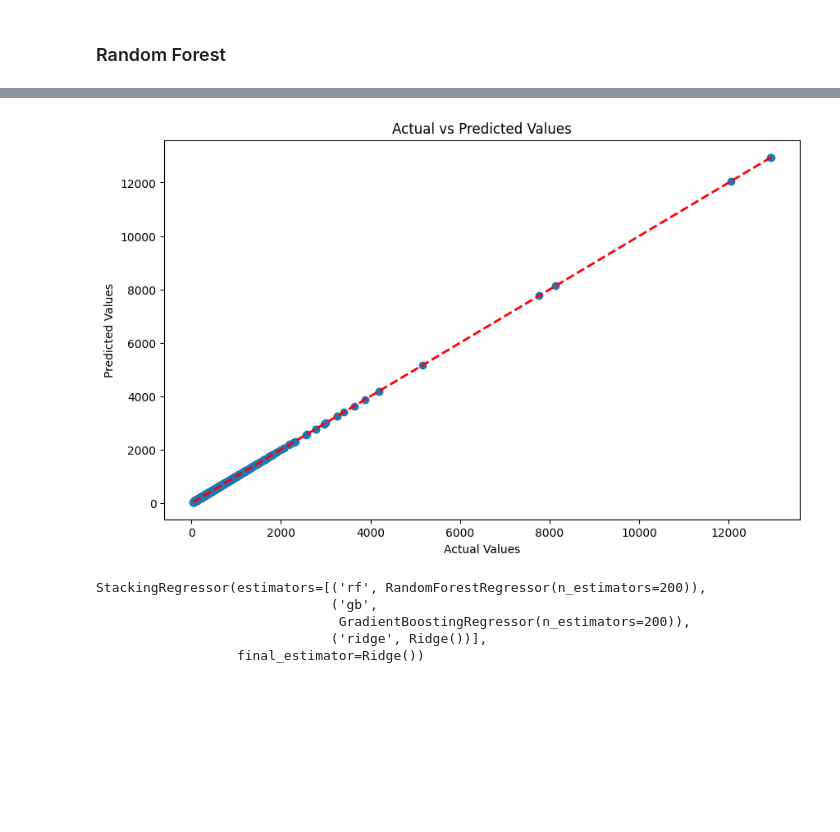
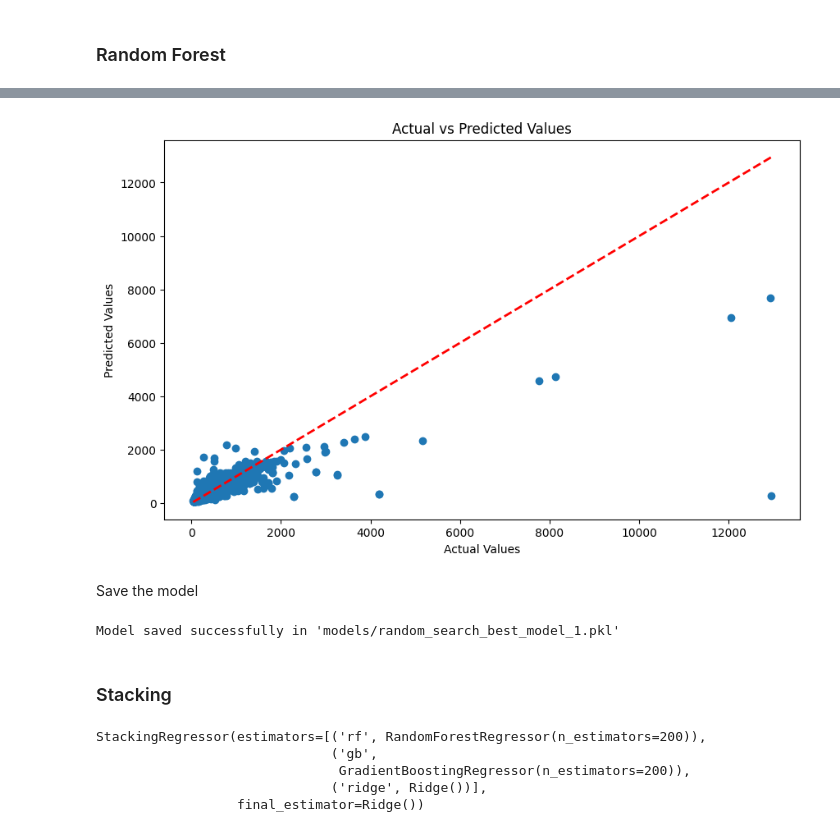
Before and after one commit to FiZufa/Final-Project-Rakamin, a Jupyter notebook: Notebooks/3_Modeling.ipynb, the cells around one changed output, grey strips where cells are left out. Saved outputs shown, nothing was run; the diff lists cells and outputs as text; code cells hidden in the pictures; blank space fills up the shorter version.

```diff
--- a/Notebooks/3_Modeling.ipynb
+++ b/Notebooks/3_Modeling.ipynb
@@ -115,25 +104,14 @@ for name, model in models.items():
 # %% [markdown]
 ### Random Forest
 # %%
-# param_grid = {
-#     'n_estimators': [200, 300, 400],
-#     'max_depth': [10, 20, 30, None],
-#     'min_samples_split': [2, 5, 10],
-#     'min_samples_leaf': [1, 2, 4],
-#     'max_features': ['sqrt', 'log2'],
-#     'bootstrap': [True, False]
-# }
-
 param_grid = {
-    'n_estimators': [100, 200, 300],  # Fewer trees can prevent overfitting
-    'max_depth': [10, 15, 20],  # Limit tree depth
-    'min_samples_split': [5, 10, 15],  # Minimum samples required to split a node
-    'min_samples_leaf': [2, 4, 6],  # Minimum samples per leaf node
-    'max_features': ['sqrt', 'log2'],  # Number of features to consider at each split
-    'bootstrap': [True],  # Enable bootstrap sampling
-    'max_samples': [0.8, 0.9]  # Limit samples for each tree (if supported in your sklearn version)
+    'n_estimators': [200, 300],
+    'max_depth': [10, 20, 30, None],
+    'min_samples_split': [2, 5, 10],
+    'min_samples_leaf': [1, 2, 4],
+    'max_features': ['sqrt', 'log2'],
+    'bootstrap': [True, False]
 }
-
 
 rf = RandomForestRegressor(random_state=42)
 
@@ -210,7 +196,22 @@ plt.show()
 # %%
-plot_predict_actual(y_test)
+plot_predict_actual(y_actual=y_test, y_pred=y_test_predict)
 # %% [output]
-[figure, old version]
+[figure, new version]
+# %% [markdown]
+Save the model
+# %%
+os.makedirs('models', exist_ok=True)
+
+joblib.dump(random_search.best_estimator_, 'models/random_search_best_model_1.pkl')
+print("Model saved successfully in 'models/random_search_best_model_1.pkl'")
+
+#joblib.dump(random_search.best_estimator_, 'models/random_search_best_model_1.pkl')
+# Load the model later
+#best_model = joblib.load('models/random_search_best_model.pkl')
+# %% [output]
+Model saved successfully in 'models/random_search_best_model_1.pkl'
+# %% [markdown]
+### Stacking
 # %%
 from sklearn.ensemble import StackingRegressor
 from sklearn.linear_model import Ridge
```
Also changed, not shown: parts of 10 cells of this notebook, 10 other files.
